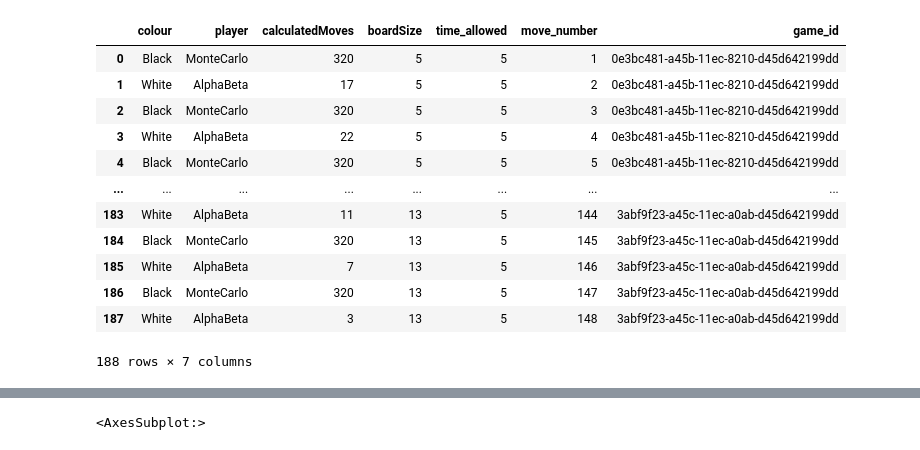
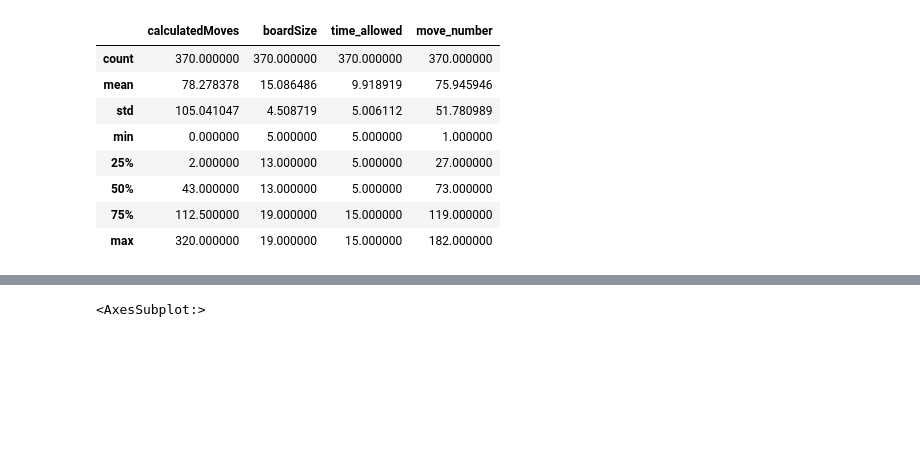
Before and after one commit to JackMalone1/Final-Year-Project, a Jupyter notebook: Jupyter Notebook/Data Analytics.ipynb, the cells around one changed output, grey strips where cells are left out. Saved outputs shown, nothing was run; the diff lists cells and outputs as text; code cells hidden in the pictures; blank space fills up the shorter version.

```diff
--- a/Jupyter Notebook/Data Analytics.ipynb
+++ b/Jupyter Notebook/Data Analytics.ipynb
@@ -6,17 +6,14 @@ moves = pd.read_csv('moves.csv')
 games = pd.read_csv('games.csv')
 # %%
 moves
+moves.describe()
 # %% [output]
-|  | colour | player | calculatedMoves | boardSize | time_allowed | move_number | game_id |
-| 0 | Black | MonteCarlo | 320 | 5 | 5 | 1 | 0e3bc481-a45b-11ec-8210-d45d642199dd |
-| 1 | White | AlphaBeta | 17 | 5 | 5 | 2 | 0e3bc481-a45b-11ec-8210-d45d642199dd |
-| 2 | Black | MonteCarlo | 320 | 5 | 5 | 3 | 0e3bc481-a45b-11ec-8210-d45d642199dd |
-| 3 | White | AlphaBeta | 22 | 5 | 5 | 4 | 0e3bc481-a45b-11ec-8210-d45d642199dd |
-| 4 | Black | MonteCarlo | 320 | 5 | 5 | 5 | 0e3bc481-a45b-11ec-8210-d45d642199dd |
-| ... | ... | ... | ... | ... | ... | ... | ... |
-| 183 | White | AlphaBeta | 11 | 13 | 5 | 144 | 3abf9f23-a45c-11ec-a0ab-d45d642199dd |
-| 184 | Black | MonteCarlo | 320 | 13 | 5 | 145 | 3abf9f23-a45c-11ec-a0ab-d45d642199dd |
-| 185 | White | AlphaBeta | 7 | 13 | 5 | 146 | 3abf9f23-a45c-11ec-a0ab-d45d642199dd |
-| 186 | Black | MonteCarlo | 320 | 13 | 5 | 147 | 3abf9f23-a45c-11ec-a0ab-d45d642199dd |
-| 187 | White | AlphaBeta | 3 | 13 | 5 | 148 | 3abf9f23-a45c-11ec-a0ab-d45d642199dd |
+|  | calculatedMoves | boardSize | time_allowed | move_number |
+| count | 370.000000 | 370.000000 | 370.000000 | 370.000000 |
+| mean | 78.278378 | 15.086486 | 9.918919 | 75.945946 |
+| std | 105.041047 | 4.508719 | 5.006112 | 51.780989 |
+| min | 0.000000 | 5.000000 | 5.000000 | 1.000000 |
+| 25% | 2.000000 | 13.000000 | 5.000000 | 27.000000 |
+| 50% | 43.000000 | 13.000000 | 5.000000 | 73.000000 |
+| 75% | 112.500000 | 19.000000 | 15.000000 | 119.000000 |
+| max | 320.000000 | 19.000000 | 15.000000 | 182.000000 |
-188 rows × 7 columns
```
Also changed, not shown: parts of 12 cells of this notebook, 2 other files.
